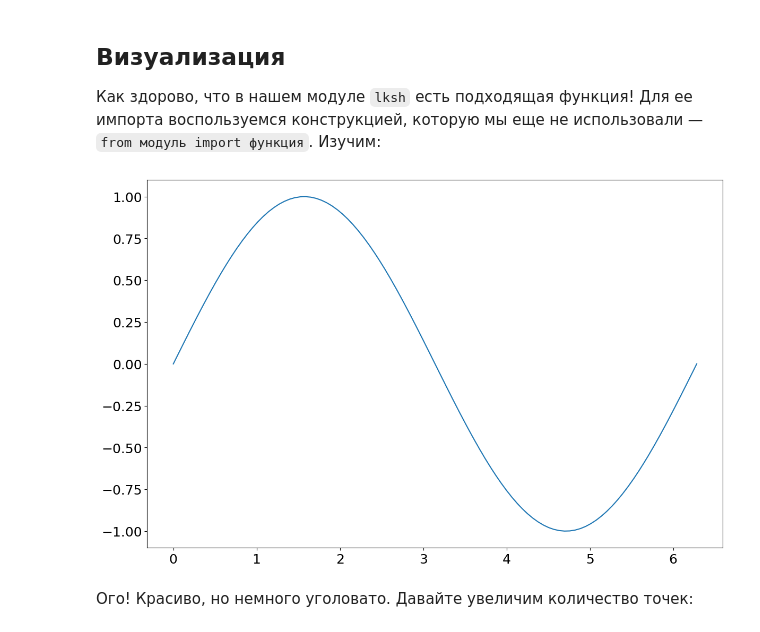
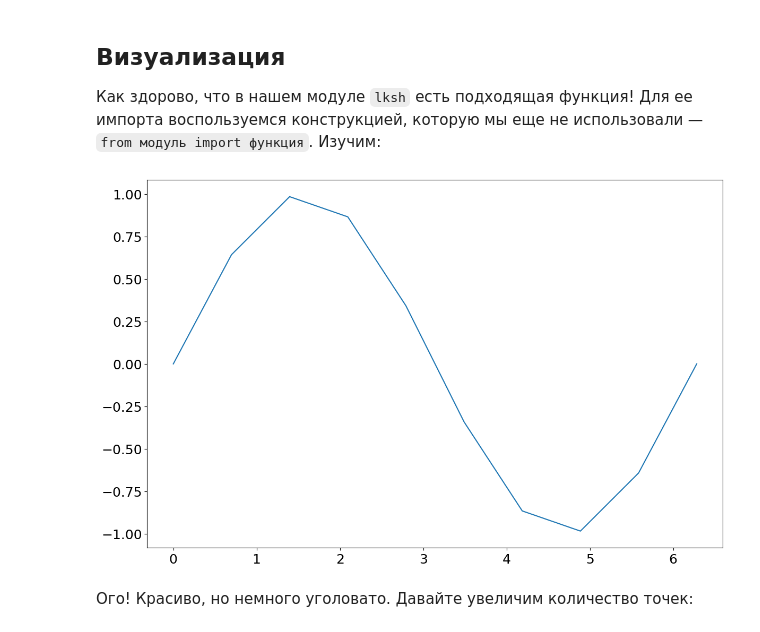
Before and after one commit to teimy/lksh2024-planets, a Jupyter notebook: python/numerical_python_easy.ipynb, the cells around one changed output. Saved outputs shown, nothing was run; the diff lists cells and outputs as text; code cells hidden in the pictures.

```diff
--- a/python/numerical_python_easy.ipynb
+++ b/python/numerical_python_easy.ipynb
@@ -196,9 +197,10 @@ TypeError: array() takes from 1 to 2 positional arguments but 3 were given
 # %%
 from lksh import plot
 
+x = np.linspace(0, 2*np.pi, 10)
 plot(x, np.sin(x))
 # %% [output]
-[figure, old version]
+[figure, new version]
 # %% [markdown]
 Ого! Красиво, но немного уголовато. Давайте увеличим количество точек:
 # %%
```
Also changed, not shown: parts of 4 cells of this notebook, 2 other files.
